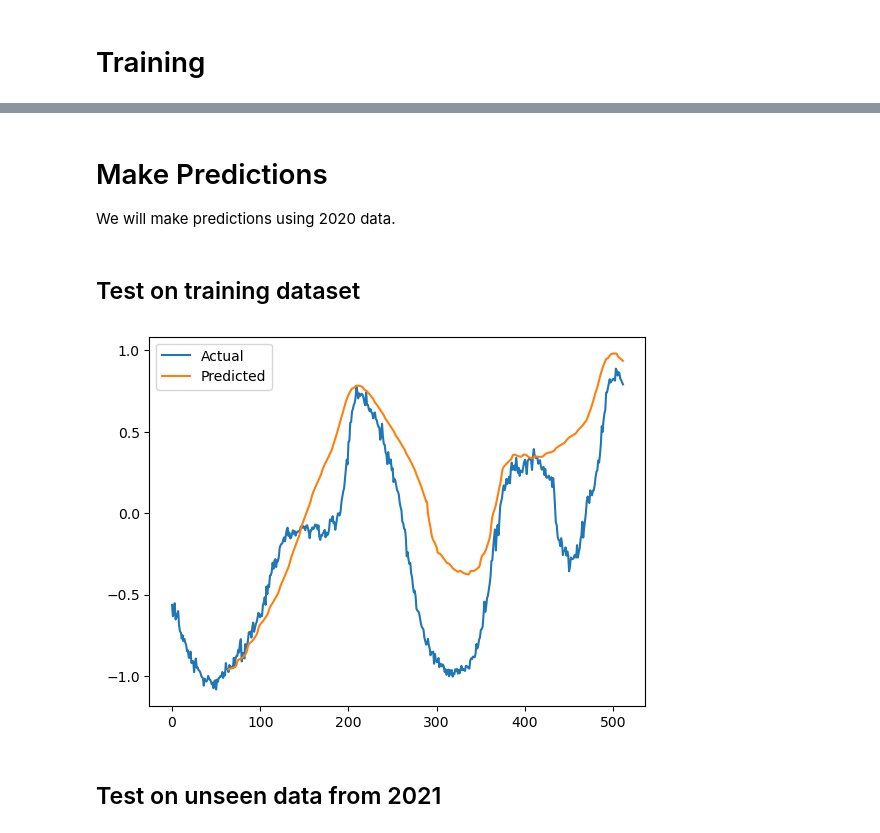
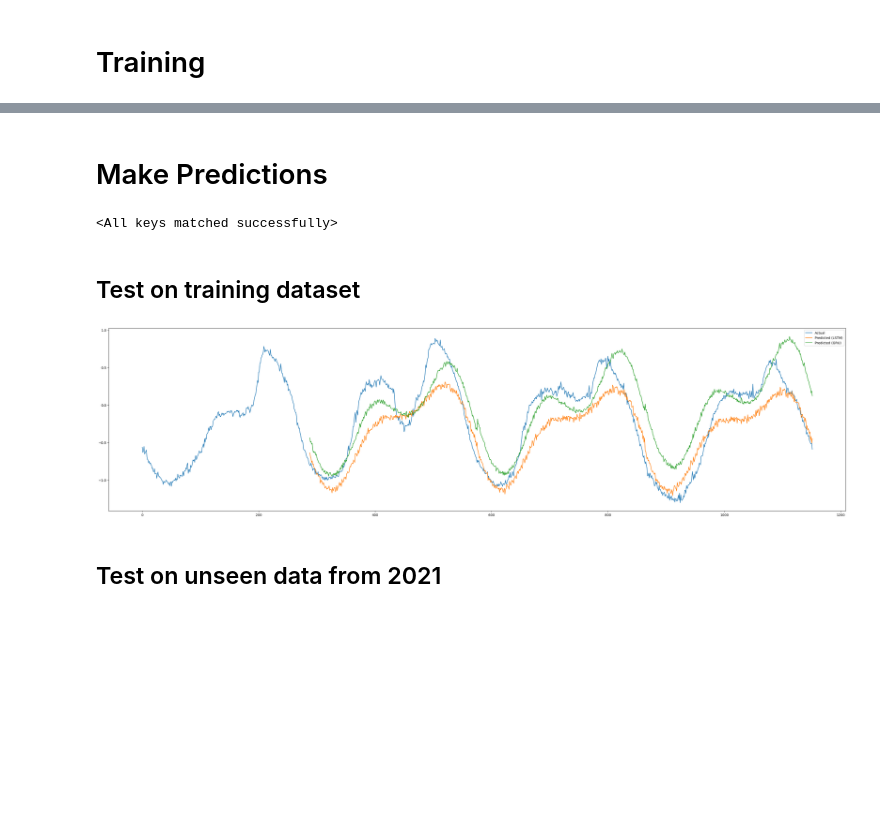
Before and after one commit to Acmaro/NY-electricity-lload-prediction, a Jupyter notebook: RNN/notebook.ipynb, the cells around one changed output, grey strips where cells are left out. Drawn from its saved outputs; the diff is of its cells as text; code cells hidden in the pictures; blank space fills up the shorter version.

Commit message:
Added Mixed Precision for faster training; reduced model size and added support for predicting multi-step ahead; fine-tuned hyparameter.

```diff
--- a/RNN/notebook.ipynb
+++ b/RNN/notebook.ipynb
@@ -64,6 +64,7 @@ class TimestampTransformer(BaseEstimator, TransformerMixin):
 
         X['timestamp'] = pd.to_datetime(X['timestamp'])
         X['is_workday'] = X['timestamp'].apply(lambda x: is_workday(x.date()))
+        X['year'] = X['timestamp'].dt.year
         X['month'] = X['timestamp'].dt.month
         X['day'] = X['timestamp'].dt.day
         X['hour'] = X['timestamp'].dt.hour
@@ -268,7 +364,5 @@ Epoch 50/50: Training loss 0.0281, Validation Loss 0.0327
 # %% [markdown]
 # Make Predictions
-
-We will make predictions using 2020 data.
 # %%
 # get 2021 data
 df_2021_raw = pd.read_csv('../data/Prepared data/2021_features.csv')
@@ -315,26 +436,41 @@ def make_predictions(model, initial_data, future_data, device='cuda'):
+# %%
+# Load saved models
+
+lstm_model = SimpleLSTM(7, 288, 64, 2).to('cuda')
+lstm_model.load_state_dict(torch.load('LSTM.pt', weights_only=True))
+# lstm_model.eval()
+
+gru_model = SimpleGRU(7, 288, 64, 2).to('cuda')
+gru_model.load_state_dict(torch.load('GRU.pt', weights_only=True))
+# gru_model.eval()
+# %% [output]
+<All keys matched successfully>
 # %% [markdown]
 ## Test on training dataset
 # %%
-initial_np = df.iloc[:64].to_numpy(dtype=np.float32)
+initial_np = df.iloc[:288].to_numpy(dtype=np.float32)
 initial_tensor = torch.tensor(initial_np, dtype=torch.float32)
-future_np = df.iloc[64:512].to_numpy(dtype=np.float32)
+future_np = df.iloc[288:4*288].to_numpy(dtype=np.float32)
 future_tensor = torch.tensor(future_np, dtype=torch.float32)
 
-predictions = make_predictions(model, initial_tensor, future_tensor, device='cuda')
+predictions_lstm = make_predictions(lstm_model, initial_tensor, future_tensor, pred_len=288, device='cuda')
+predictions_gru = make_predictions(gru_model, initial_tensor, future_tensor, pred_len=288, device='cuda')
 # %%
 import matplotlib.pyplot as plt
 
-initial = df.iloc[:64]['load'].values
-future = df.iloc[64:512]['load'].values
+initial = df.iloc[:288]['load'].values
+future = df.iloc[288:4*288]['load'].values
 actual = np.concatenate([initial, future])
 
+plt.figure(figsize=(40, 10))
 plt.plot(actual, label='Actual')
 # shift the predictions to align with the actual data
-plt.plot([None]*64 + predictions, label='Predicted')
+plt.plot([None]*288 + predictions_lstm, label='Predicted (LSTM)')
+plt.plot([None]*288 + predictions_gru, label='Predicted (GRU)')
 plt.legend()
 plt.show()
 # %% [output]
-[figure, old version]
+[figure, new version]
 # %% [markdown]
 ## Test on unseen data from 2021
 # %%
```
Also changed, not shown: parts of 11 cells of this notebook, 2 other files.
